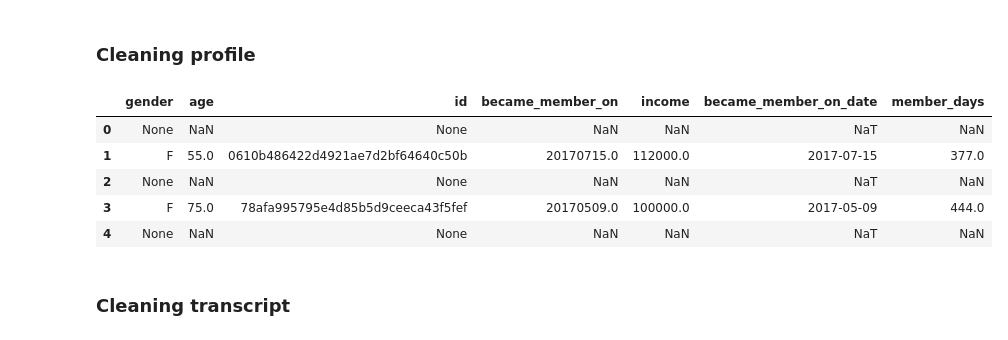
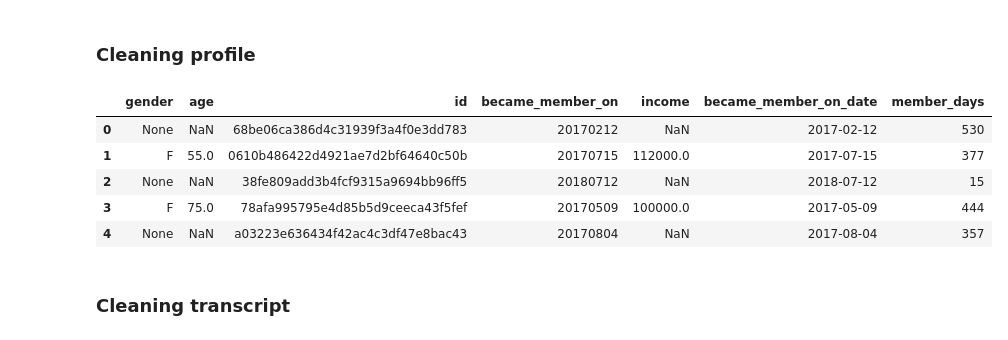
Before and after one commit to Sawy89/dsnd_starbucks_capstone, a Jupyter notebook: Starbucks_Capstone_notebook.ipynb, the cells around one changed output. Drawn from its saved outputs; the diff is of its cells as text; code cells hidden in the pictures.

Commit message:
Fix cleaning profile dataframe
wrong cleaning of None on age column: it was not specified the column

```diff
--- a/Starbucks_Capstone_notebook.ipynb
+++ b/Starbucks_Capstone_notebook.ipynb
@@ -217,16 +217,16 @@ portfolio.head()
 # %%
 # Convert become_member_on in datetime
 profile['became_member_on_date'] = pd.to_datetime(profile['became_member_on'], format='%Y%m%d')
-profile.loc[profile['age']==118] = None
+profile.loc[profile['age']==118,'age'] = None
 profile['member_days'] = 1 + (profile['became_member_on_date'].max() - profile['became_member_on_date']).dt.days
 profile.head()
 # %% [output]
 |  | gender | age | id | became_member_on | income | became_member_on_date | member_days |
-| 0 | None | NaN | None | NaN | NaN | NaT | NaN |
-| 1 | F | 55.0 | 0610b486422d4921ae7d2bf64640c50b | 20170715.0 | 112000.0 | 2017-07-15 | 377.0 |
-| 2 | None | NaN | None | NaN | NaN | NaT | NaN |
-| 3 | F | 75.0 | 78afa995795e4d85b5d9ceeca43f5fef | 20170509.0 | 100000.0 | 2017-05-09 | 444.0 |
-| 4 | None | NaN | None | NaN | NaN | NaT | NaN |
+| 0 | None | NaN | 68be06ca386d4c31939f3a4f0e3dd783 | 20170212 | NaN | 2017-02-12 | 530 |
+| 1 | F | 55.0 | 0610b486422d4921ae7d2bf64640c50b | 20170715 | 112000.0 | 2017-07-15 | 377 |
+| 2 | None | NaN | 38fe809add3b4fcf9315a9694bb96ff5 | 20180712 | NaN | 2018-07-12 | 15 |
+| 3 | F | 75.0 | 78afa995795e4d85b5d9ceeca43f5fef | 20170509 | 100000.0 | 2017-05-09 | 444 |
+| 4 | None | NaN | a03223e636434f42ac4c3df47e8bac43 | 20170804 | NaN | 2017-08-04 | 357 |
 # %% [markdown]
 ### Cleaning transcript
 # %%
```
